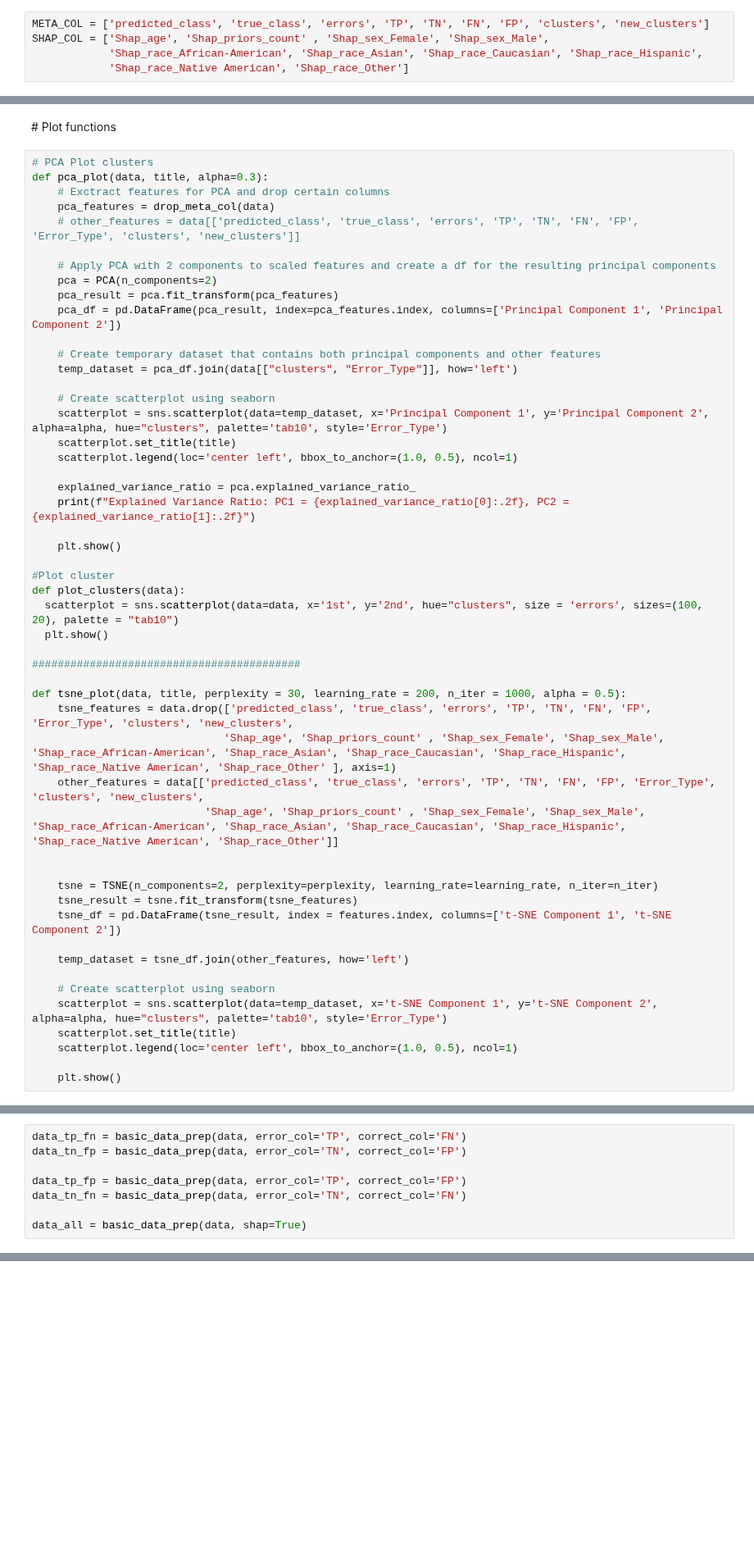
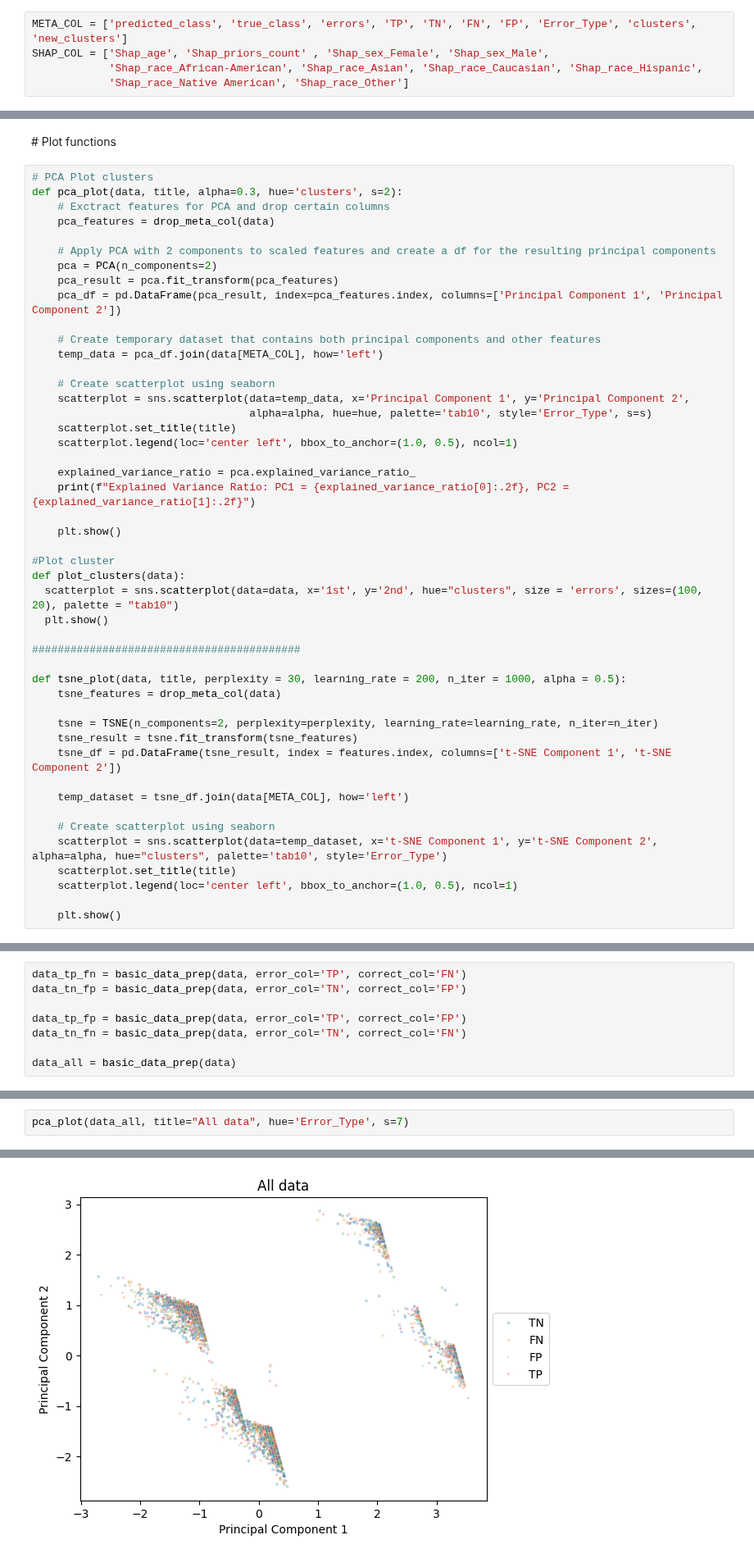
Before and after one commit to MDankloff/ClusterCompas, a Jupyter notebook: COMPAS_Clustering_DBSCAN_clean_utils.ipynb, the cells around one changed output, grey strips where cells are left out. Shown at 82% size. Drawn from its saved outputs; the diff is of its cells as text; blank space fills up the shorter version.

```diff
--- a/COMPAS_Clustering_DBSCAN_clean_utils.ipynb
+++ b/COMPAS_Clustering_DBSCAN_clean_utils.ipynb
@@ -60,7 +60,7 @@ display(len(Shap_error_data.loc[Shap_error_data['FN']==1]))
 # %% [markdown]
 # Utils for Data Preparation
 # %%
-META_COL = ['predicted_class', 'true_class', 'errors', 'TP', 'TN', 'FN', 'FP', 'clusters', 'new_clusters']
+META_COL = ['predicted_class', 'true_class', 'errors', 'TP', 'TN', 'FN', 'FP', 'Error_Type', 'clusters', 'new_clusters']
 SHAP_COL = ['Shap_age', 'Shap_priors_count' , 'Shap_sex_Female', 'Shap_sex_Male',
             'Shap_race_African-American', 'Shap_race_Asian', 'Shap_race_Caucasian', 'Shap_race_Hispanic',
             'Shap_race_Native American', 'Shap_race_Other']
@@ -209,10 +224,9 @@ def get_random_cluster(clusters):
 # Plot functions
 # %%
 # PCA Plot clusters
-def pca_plot(data, title, alpha=0.3):
+def pca_plot(data, title, alpha=0.3, hue='clusters', s=2):
     # Exctract features for PCA and drop certain columns
     pca_features = drop_meta_col(data)
-    # other_features = data[['predicted_class', 'true_class', 'errors', 'TP', 'TN', 'FN', 'FP', 'Error_Type', 'clusters', 'new_clusters']]
 
     # Apply PCA with 2 components to scaled features and create a df for the resulting principal components
     pca = PCA(n_components=2)
@@ -220,10 +234,11 @@ def pca_plot(data, title, alpha=0.3):
     pca_df = pd.DataFrame(pca_result, index=pca_features.index, columns=['Principal Component 1', 'Principal Component 2'])
 
     # Create temporary dataset that contains both principal components and other features
-    temp_dataset = pca_df.join(data[["clusters", "Error_Type"]], how='left')
+    temp_data = pca_df.join(data[META_COL], how='left')
 
     # Create scatterplot using seaborn
-    scatterplot = sns.scatterplot(data=temp_dataset, x='Principal Component 1', y='Principal Component 2', alpha=alpha, hue="clusters", palette='tab10', style='Error_Type')
+    scatterplot = sns.scatterplot(data=temp_data, x='Principal Component 1', y='Principal Component 2',
+                                  alpha=alpha, hue=hue, palette='tab10', style='Error_Type', s=s)
     scatterplot.set_title(title)
     scatterplot.legend(loc='center left', bbox_to_anchor=(1.0, 0.5), ncol=1)
 
@@ -240,17 +255,13 @@ def plot_clusters(data):
 ##########################################
 
 def tsne_plot(data, title, perplexity = 30, learning_rate = 200, n_iter = 1000, alpha = 0.5):
-    tsne_features = data.drop(['predicted_class', 'true_class', 'errors', 'TP', 'TN', 'FN', 'FP', 'Error_Type', 'clusters', 'new_clusters',
-                              'Shap_age', 'Shap_priors_count' , 'Shap_sex_Female', 'Shap_sex_Male', 'Shap_race_African-American', 'Shap_race_Asian', 'Shap_race_Caucasian', 'Shap_race_Hispanic', 'Shap_race_Native American', 'Shap_race_Other' ], axis=1)
-    other_features = data[['predicted_class', 'true_class', 'errors', 'TP', 'TN', 'FN', 'FP', 'Error_Type', 'clusters', 'new_clusters',
-                           'Shap_age', 'Shap_priors_count' , 'Shap_sex_Female', 'Shap_sex_Male', 'Shap_race_African-American', 'Shap_race_Asian', 'Shap_race_Caucasian', 'Shap_race_Hispanic', 'Shap_race_Native American', 'Shap_race_Other']]
-
+    tsne_features = drop_meta_col(data)
 
     tsne = TSNE(n_components=2, perplexity=perplexity, learning_rate=learning_rate, n_iter=n_iter)
     tsne_result = tsne.fit_transform(tsne_features)
     tsne_df = pd.DataFrame(tsne_result, index = features.index, columns=['t-SNE Component 1', 't-SNE Component 2'])
 
-    temp_dataset = tsne_df.join(other_features, how='left')
+    temp_dataset = tsne_df.join(data[META_COL], how='left')
 
     # Create scatterplot using seaborn
     scatterplot = sns.scatterplot(data=temp_dataset, x='t-SNE Component 1', y='t-SNE Component 2', alpha=alpha, hue="clusters", palette='tab10', style='Error_Type')
@@ -291,4 +282,4 @@ data_tn_fp = basic_data_prep(data, error_col='TN', correct_col='FP')
 data_tp_fp = basic_data_prep(data, error_col='TP', correct_col='FP')
 data_tn_fn = basic_data_prep(data, error_col='TN', correct_col='FN')
 
-data_all = basic_data_prep(data, shap=True)
+data_all = basic_data_prep(data)
@@ -354,0 +350,3 @@ memory usage: 305.5 KB
+# %%
+pca_plot(data_all, title="All data", hue='Error_Type', s=7)
+# %% [output]
@@ -354,0 +354 @@ memory usage: 305.5 KB
+[figure, added]
```
Also changed, not shown: parts of 12 cells of this notebook.
